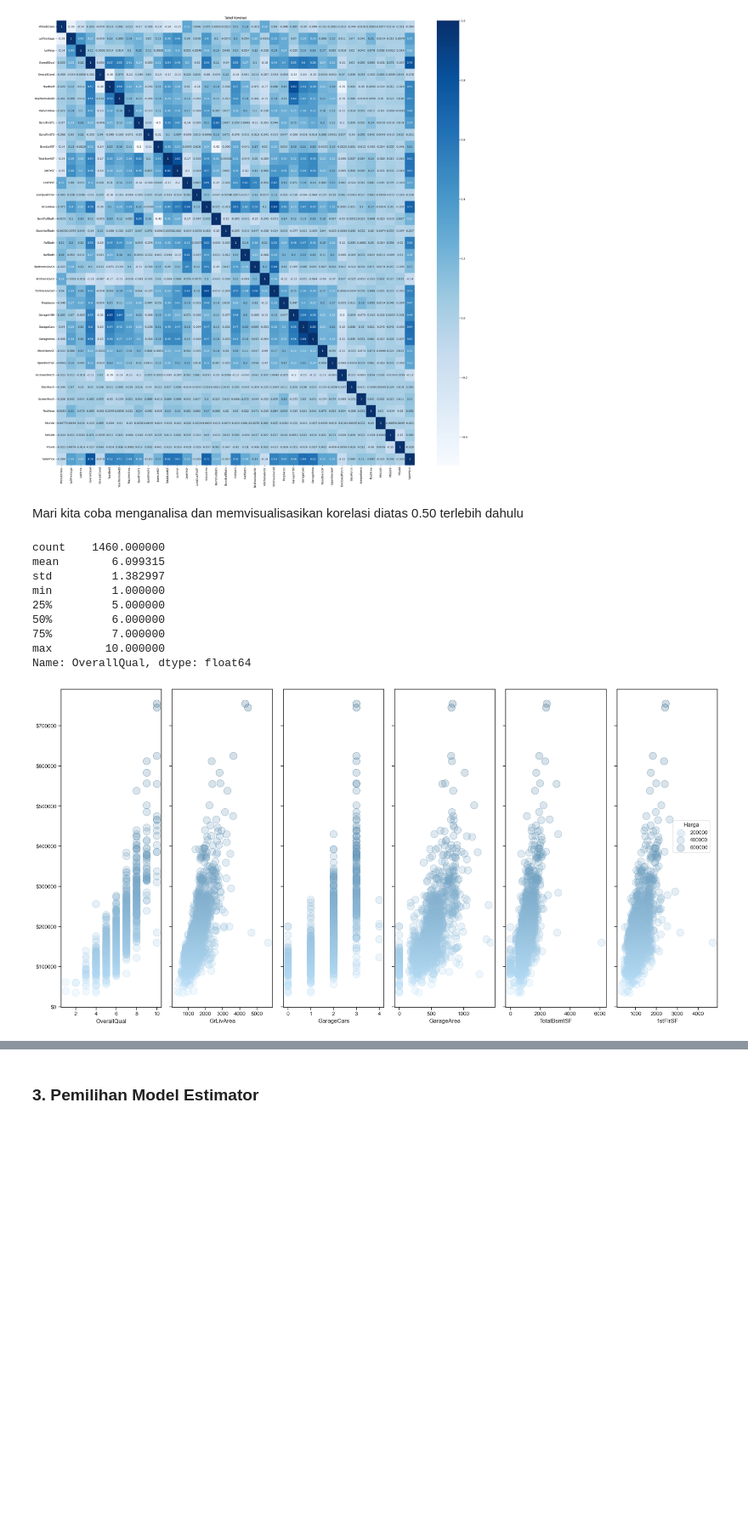
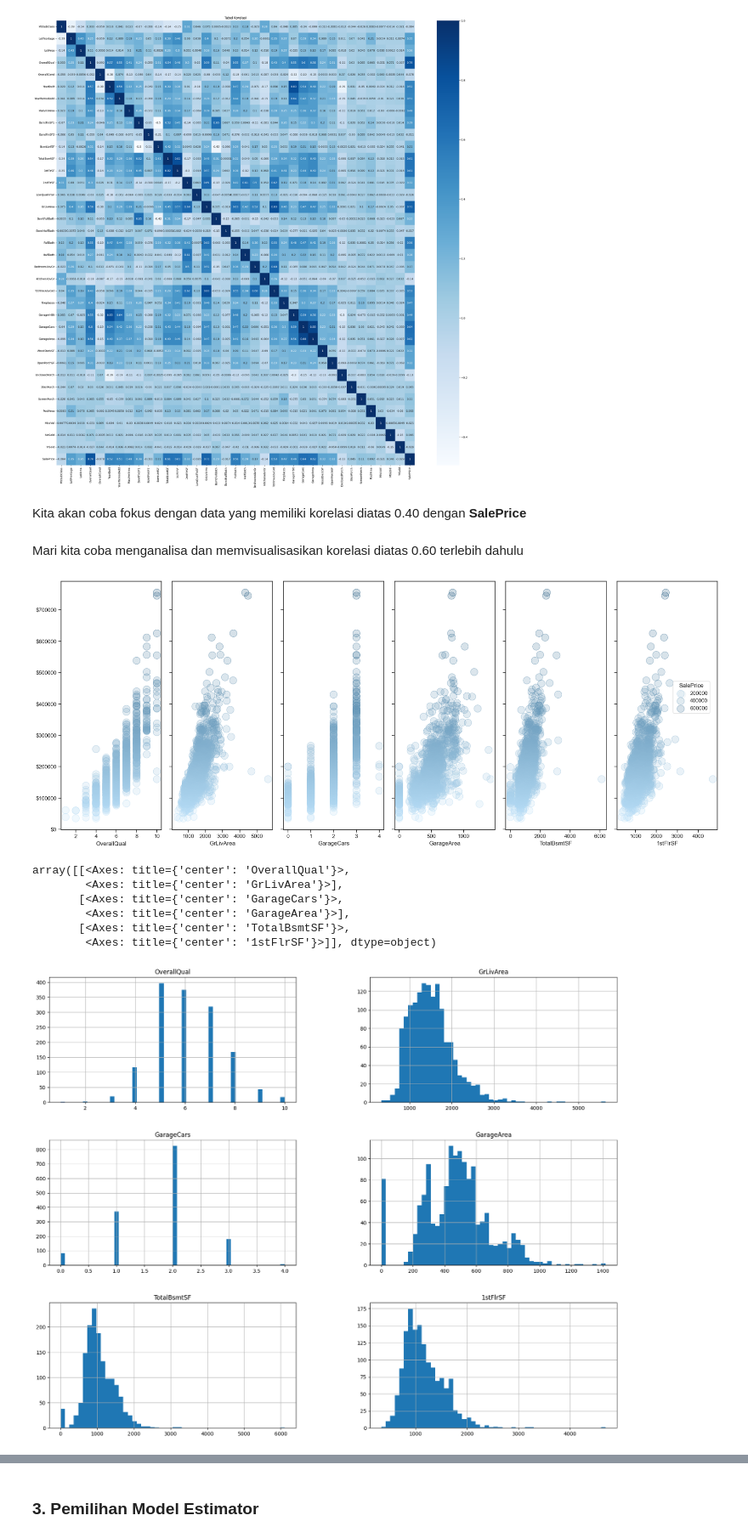
Before and after one commit to arya475/Data-Science-house-price-predict, a Jupyter notebook: main.ipynb, the cells around one changed output, grey strips where cells are left out. Shown at 85% size. Saved outputs shown, nothing was run; the diff lists cells and outputs as text; code cells hidden in the pictures; blank space fills up the shorter version.

```diff
--- a/main.ipynb
+++ b/main.ipynb
@@ -94,25 +94,25 @@ ax.set_title('Tabel Korelasi')
 # %% [output]
 Text(0.5, 1.0, 'Tabel Korelasi')
 [figure]
+# %% [markdown]
+Kita akan coba fokus dengan data yang memiliki korelasi diatas 0.40 dengan **SalePrice**
 # %% [markdown]
-Mari kita coba menganalisa dan memvisualisasikan korelasi diatas 0.50 terlebih dahulu
+Mari kita coba menganalisa dan memvisualisasikan korelasi diatas 0.60 terlebih dahulu
-# %%
-df_tipe_num["OverallQual"].describe()
-# %% [output]
-count    1460.000000
-mean        6.099315
-std         1.382997
-min         1.000000
-25%         5.000000
-50%         6.000000
-75%         7.000000
-max        10.000000
-Name: OverallQual, dtype: float64
 # %%
-p = so.Plot(df_tipe_num, y='SalePrice', color='SalePrice').theme(axes_style("ticks")) #Tabel Plot untuk mengetahui harga
+p = so.Plot(df_tipe_num, y='SalePrice', color='SalePrice').theme(axes_style("ticks")) # Tabel Plot untuk mengetahui harga dengan variabel yang memiliki korelasi tinggi
 p.add(so.Dots(alpha=.5, pointsize=15)).scale(
     y=so.Continuous().label(like="${x:g}"),
     color=so.Continuous(('#BBE1FA', '#0F4C75'))
-    ).layout(size=(20,10)).pair(x=['OverallQual', 'GrLivArea','GarageCars','GarageArea','TotalBsmtSF','1stFlrSF']).label( color='Harga', y='', legend="Measurement").show()
+    ).layout(size=(20,8)).pair(x=['OverallQual', 'GrLivArea','GarageCars','GarageArea','TotalBsmtSF','1stFlrSF']).label(y='', legend="Measurement").show()
+
+cor_pertama = df_tipe_num[['OverallQual', 'GrLivArea','GarageCars','GarageArea','TotalBsmtSF','1stFlrSF']]
+cor_pertama.hist(figsize=(20, 16), bins=50, xlabelsize=10, ylabelsize=10)
 # %% [output]
-[figure, old version]
+[figure, new version]
+array([[<Axes: title={'center': 'OverallQual'}>,
+        <Axes: title={'center': 'GrLivArea'}>],
+       [<Axes: title={'center': 'GarageCars'}>,
+        <Axes: title={'center': 'GarageArea'}>],
+       [<Axes: title={'center': 'TotalBsmtSF'}>,
+        <Axes: title={'center': '1stFlrSF'}>]], dtype=object)
+[figure, added]
```
Also changed, not shown: parts of 7 cells of this notebook.
